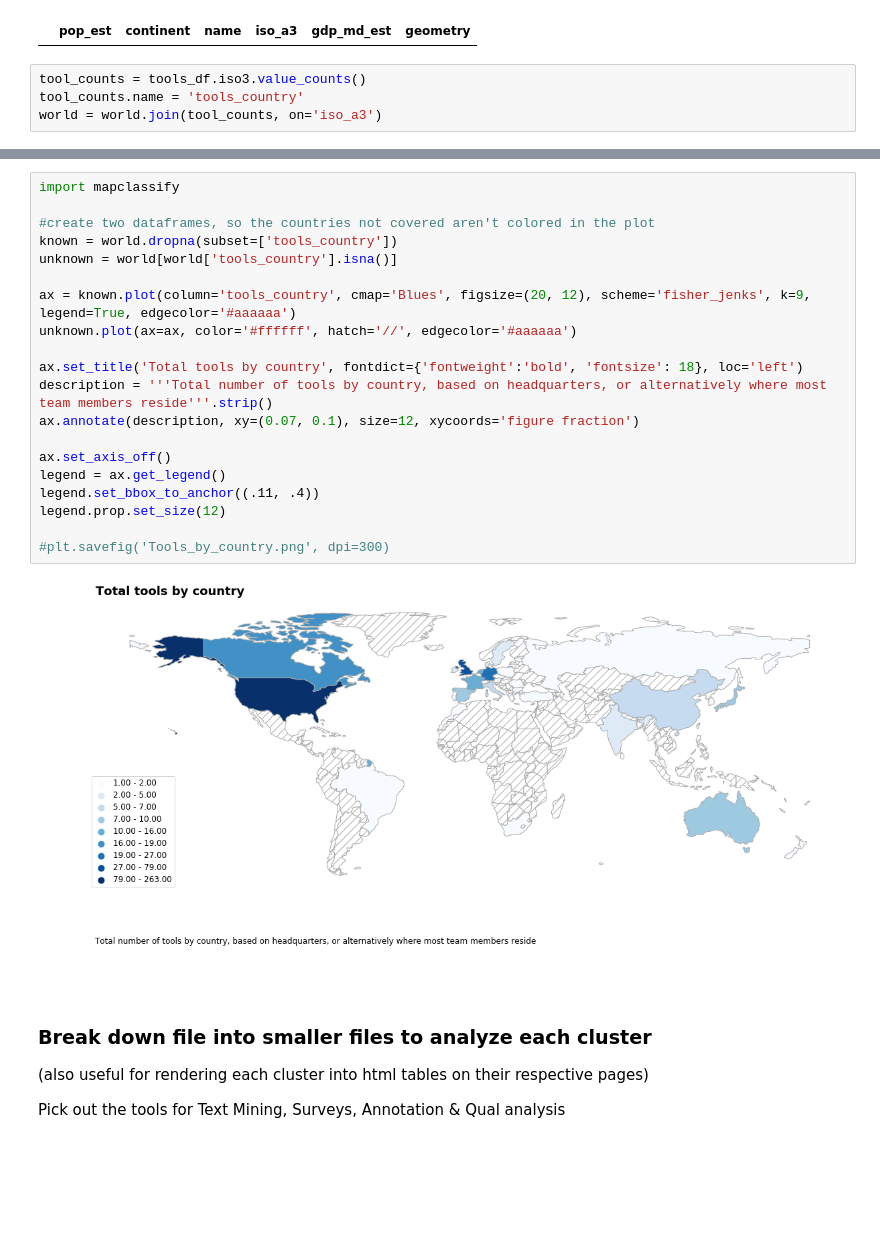
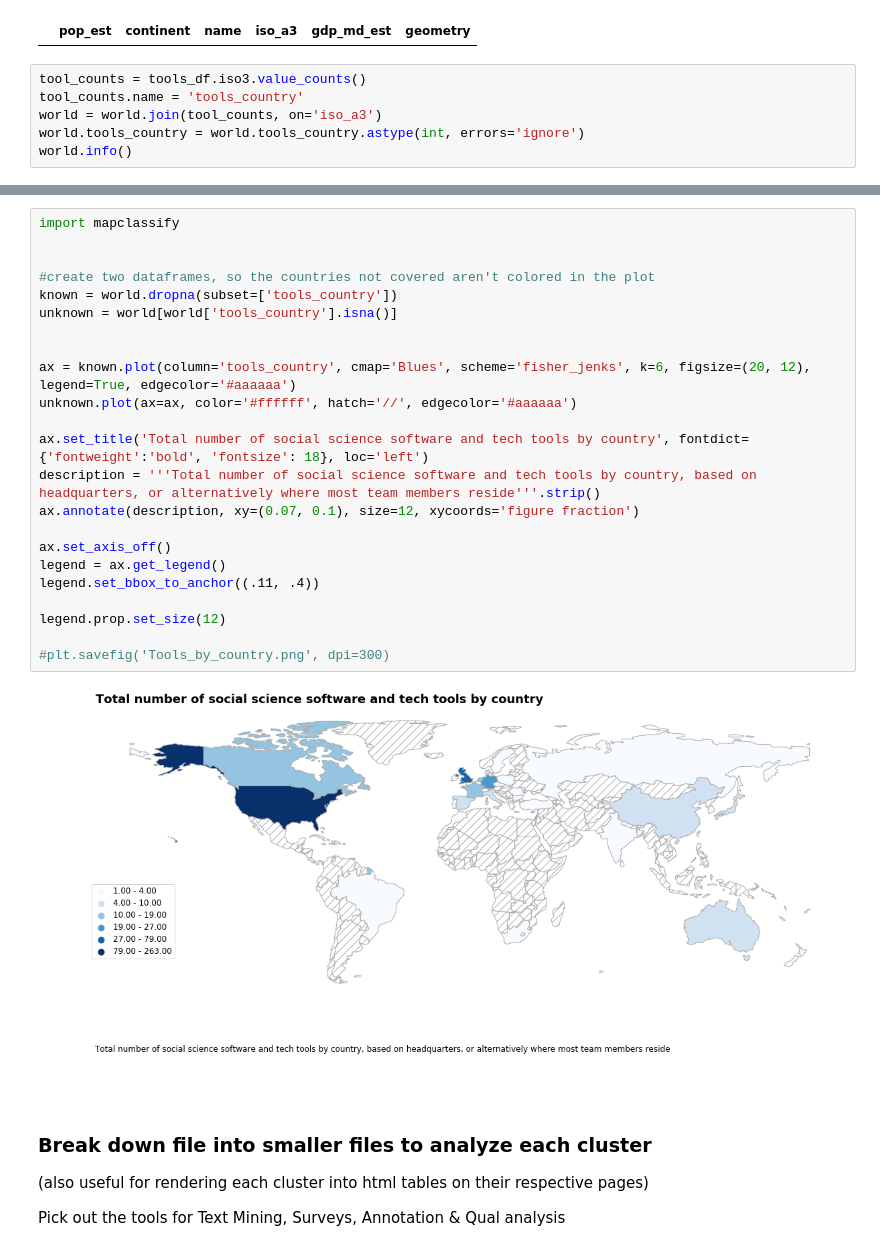
Before and after one commit to sagepublishing/sage_tools_social_science, a Jupyter notebook: data/tools_analysis.ipynb, the cells around one changed output, grey strips where cells are left out. Drawn from its saved outputs; the diff is of its cells as text; blank space fills up the shorter version.

Commit message:
adding text mining graphs

```diff
--- a/data/tools_analysis.ipynb
+++ b/data/tools_analysis.ipynb
@@ -223,3 +223,5 @@ world.loc[world.iso_a3.str.contains('-')]
 tool_counts = tools_df.iso3.value_counts()
 tool_counts.name = 'tools_country'
 world = world.join(tool_counts, on='iso_a3')
+world.tools_country = world.tools_country.astype(int, errors='ignore')
+world.info()
@@ -226,25 +258,28 @@ world = world.join(tool_counts, on='iso_a3')
 # %%
 import mapclassify
+
 
 #create two dataframes, so the countries not covered aren't colored in the plot
 known = world.dropna(subset=['tools_country'])
 unknown = world[world['tools_country'].isna()]
 
-ax = known.plot(column='tools_country', cmap='Blues', figsize=(20, 12), scheme='fisher_jenks', k=9, legend=True, edgecolor='#aaaaaa')
+
+ax = known.plot(column='tools_country', cmap='Blues', scheme='fisher_jenks', k=6, figsize=(20, 12), legend=True, edgecolor='#aaaaaa')
 unknown.plot(ax=ax, color='#ffffff', hatch='//', edgecolor='#aaaaaa')
 
-ax.set_title('Total tools by country', fontdict={'fontweight':'bold', 'fontsize': 18}, loc='left')
-description = '''Total number of tools by country, based on headquarters, or alternatively where most team members reside'''.strip()
+ax.set_title('Total number of social science software and tech tools by country', fontdict={'fontweight':'bold', 'fontsize': 18}, loc='left')
+description = '''Total number of social science software and tech tools by country, based on headquarters, or alternatively where most team members reside'''.strip()
 ax.annotate(description, xy=(0.07, 0.1), size=12, xycoords='figure fraction')
 
 ax.set_axis_off()
 legend = ax.get_legend()
 legend.set_bbox_to_anchor((.11, .4))
+
 legend.prop.set_size(12)
 
 #plt.savefig('Tools_by_country.png', dpi=300)
 # %% [output]
-[figure, old version]
+[figure, new version]
 # %% [markdown]
 ### Break down file into smaller files to analyze each cluster
 
```
Also changed, not shown: parts of 3 cells of this notebook, 5 other files.
